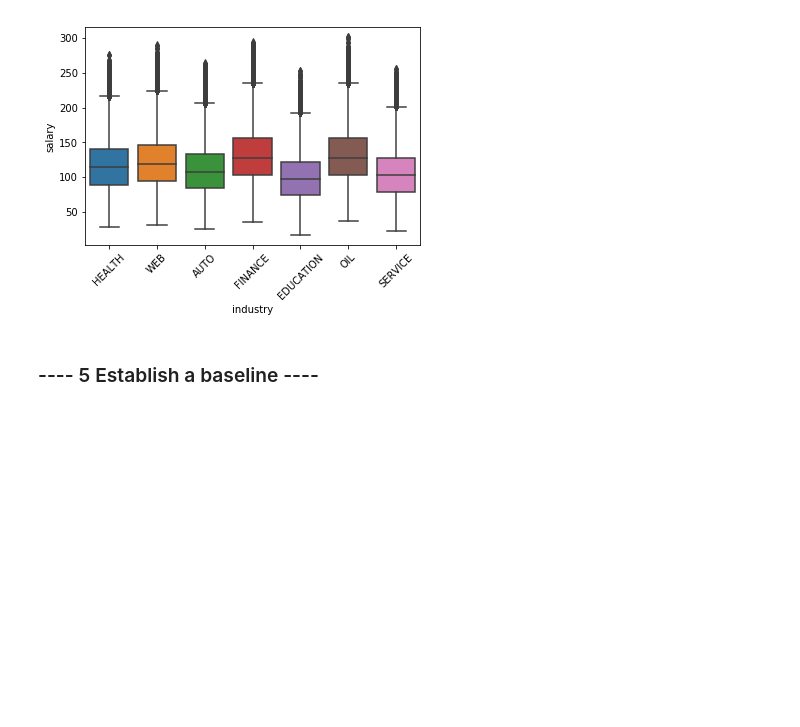
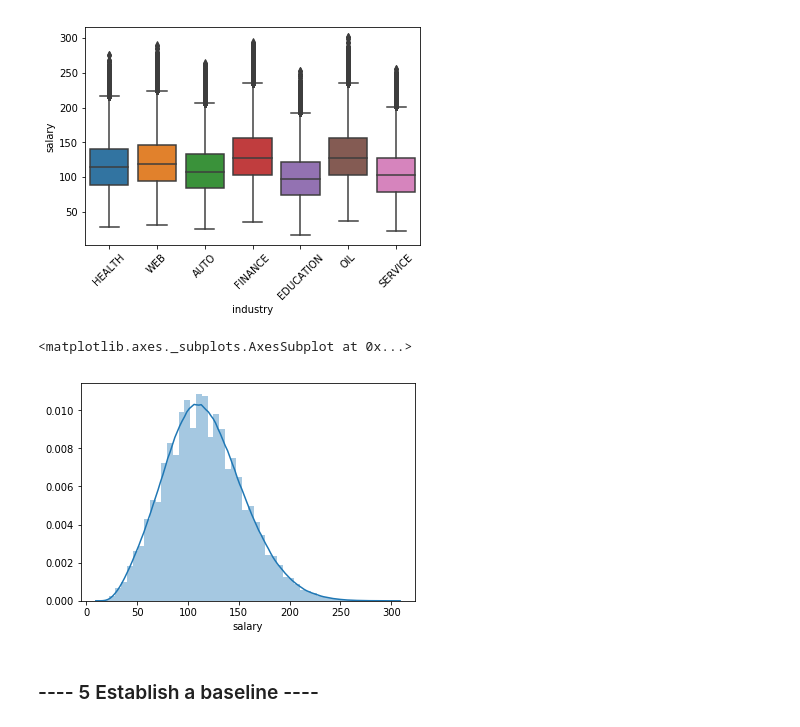
Before and after one commit to deejayrusso/Salary-Prediction-Portfolio, a Jupyter notebook: Salary Prediction Notebook.ipynb, the cells around one changed output. Cells and saved outputs as stored; diff of their text form; code cells hidden in the pictures; blank space fills up the shorter version.

Commit message:
Salary distribution plot added

```diff
--- a/Salary Prediction Notebook.ipynb
+++ b/Salary Prediction Notebook.ipynb
@@ -373,6 +374,12 @@ industrySalary.set_xticklabels(industrySalary.get_xticklabels(), rotation=45)
  Text(0, 0, 'OIL'),
  Text(0, 0, 'SERVICE')]
 [figure]
+# %%
+# View distribution of salaries
+sns.distplot(train_data_merged['salary'])
+# %% [output]
+<matplotlib.axes._subplots.AxesSubplot at 0x...>
+[figure, added]
 # %% [markdown]
 ### ---- 5 Establish a baseline ----
 # %%
```
Also changed, not shown: parts of 2 cells of this notebook.
